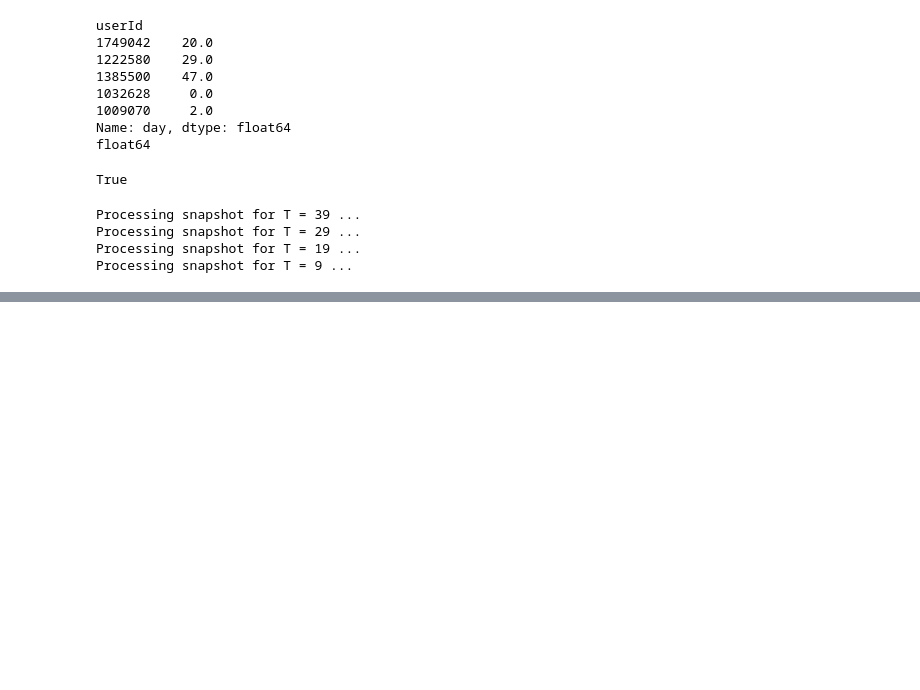
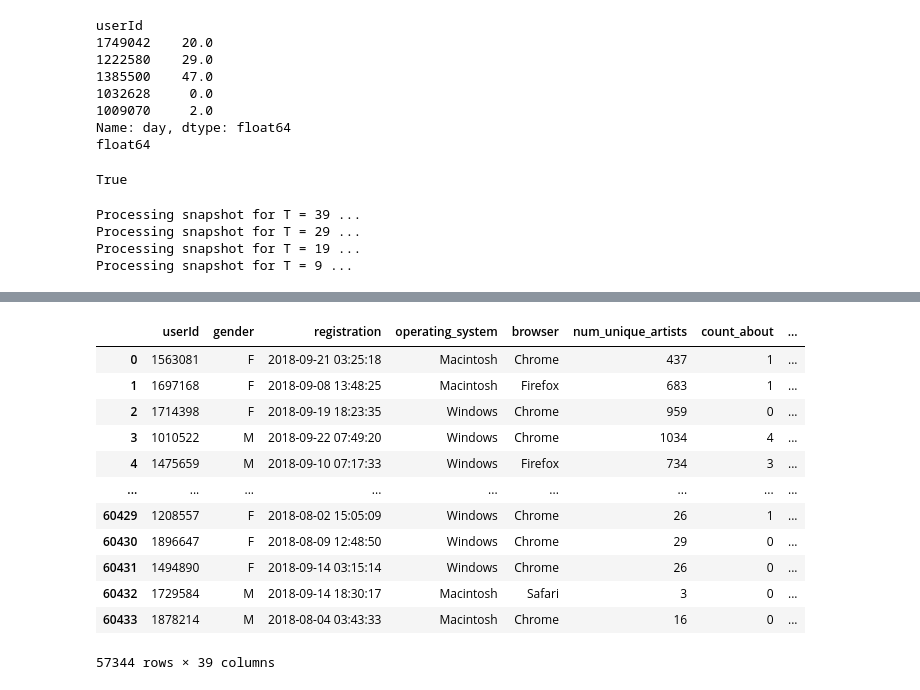
Before and after one commit to weichieh-chou/churn_competition, a Jupyter notebook: Churn_Time_Windows.ipynb, the cells around one changed output, grey strips where cells are left out. Cells and saved outputs as stored; diff of their text form; code cells hidden in the pictures; blank space fills up the shorter version.

```diff
--- a/Churn_Time_Windows.ipynb
+++ b/Churn_Time_Windows.ipynb
@@ -398,0 +433,16 @@ df_training.to_parquet(checkpoint_file_path, index=False)
+# %%
+df_training[df_training["label"]==0]
+# %% [output]
+|  | userId | gender | registration | operating_system | browser | num_unique_artists | count_about | ... |
+| 0 | 1563081 | F | 2018-09-21 03:25:18 | Macintosh | Chrome | 437 | 1 | ... |
+| 1 | 1697168 | F | 2018-09-08 13:48:25 | Macintosh | Firefox | 683 | 1 | ... |
+| 2 | 1714398 | F | 2018-09-19 18:23:35 | Windows | Chrome | 959 | 0 | ... |
+| 3 | 1010522 | M | 2018-09-22 07:49:20 | Windows | Chrome | 1034 | 4 | ... |
+| 4 | 1475659 | M | 2018-09-10 07:17:33 | Windows | Firefox | 734 | 3 | ... |
+| ... | ... | ... | ... | ... | ... | ... | ... | ... |
+| 60429 | 1208557 | F | 2018-08-02 15:05:09 | Windows | Chrome | 26 | 1 | ... |
+| 60430 | 1896647 | F | 2018-08-09 12:48:50 | Windows | Chrome | 29 | 0 | ... |
+| 60431 | 1494890 | F | 2018-09-14 03:15:14 | Windows | Chrome | 26 | 0 | ... |
+| 60432 | 1729584 | M | 2018-09-14 18:30:17 | Macintosh | Safari | 3 | 0 | ... |
+| 60433 | 1878214 | M | 2018-08-04 03:43:33 | Macintosh | Chrome | 16 | 0 | ... |
+57344 rows × 39 columns
```
Also changed, not shown: parts of 15 cells of this notebook.
